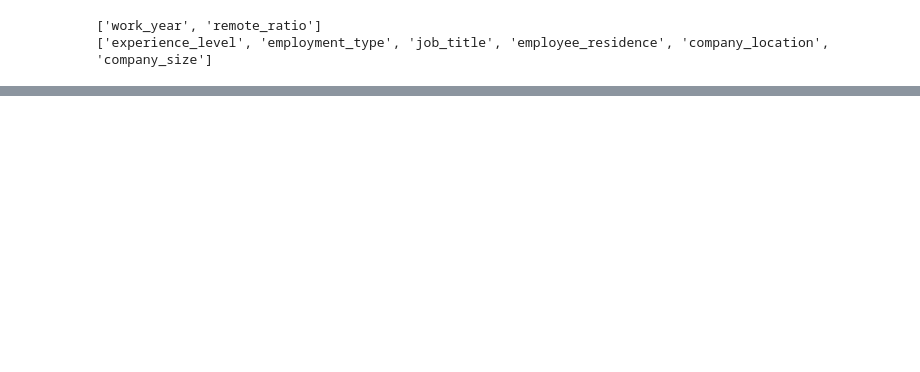
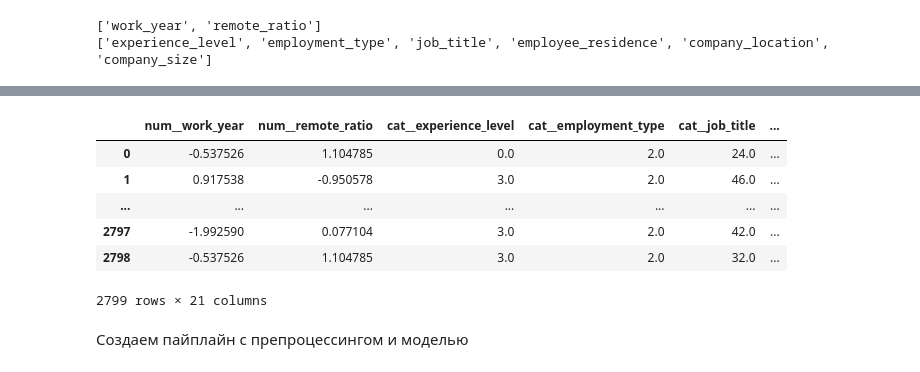
Before and after one commit to HotlineOn/iis, a Jupyter notebook: research/research2.ipynb, the cells around one changed output, grey strips where cells are left out. Drawn from its saved outputs; the diff is of its cells as text; code cells hidden in the pictures; blank space fills up the shorter version.

```diff
--- a/research/research2.ipynb
+++ b/research/research2.ipynb
@@ -47,0 +81,6 @@ sp.fit_transform()
+# %%
+# Значения преобразованных признаков нужно отскейлить, поэтому создаем pipeline из двух шагов - преобразование и скейлинг
+pf_pipeline = Pipeline(steps=[
+    ('poly', pf),
+    ('scale', StandardScaler())
+])
@@ -47,0 +105,13 @@ sp.fit_transform()
+# %%
+with pd.option_context('display.max_rows', 5, 'display.max_columns', None):
+    display (X_train_sklearn)
+# %% [output]
+|  | num__work_year | num__remote_ratio | cat__experience_level | cat__employment_type | cat__job_title | ... |
+| 0 | -0.537526 | 1.104785 | 0.0 | 2.0 | 24.0 | ... |
+| 1 | 0.917538 | -0.950578 | 3.0 | 2.0 | 46.0 | ... |
+| ... | ... | ... | ... | ... | ... | ... |
+| 2797 | -1.992590 | 0.077104 | 3.0 | 2.0 | 42.0 | ... |
+| 2798 | -0.537526 | 1.104785 | 3.0 | 2.0 | 32.0 | ... |
+2799 rows × 21 columns
+# %% [markdown]
+Создаем пайплайн с препроцессингом и моделью
```
Also changed, not shown: parts of 37 cells of this notebook, 8 other files.
